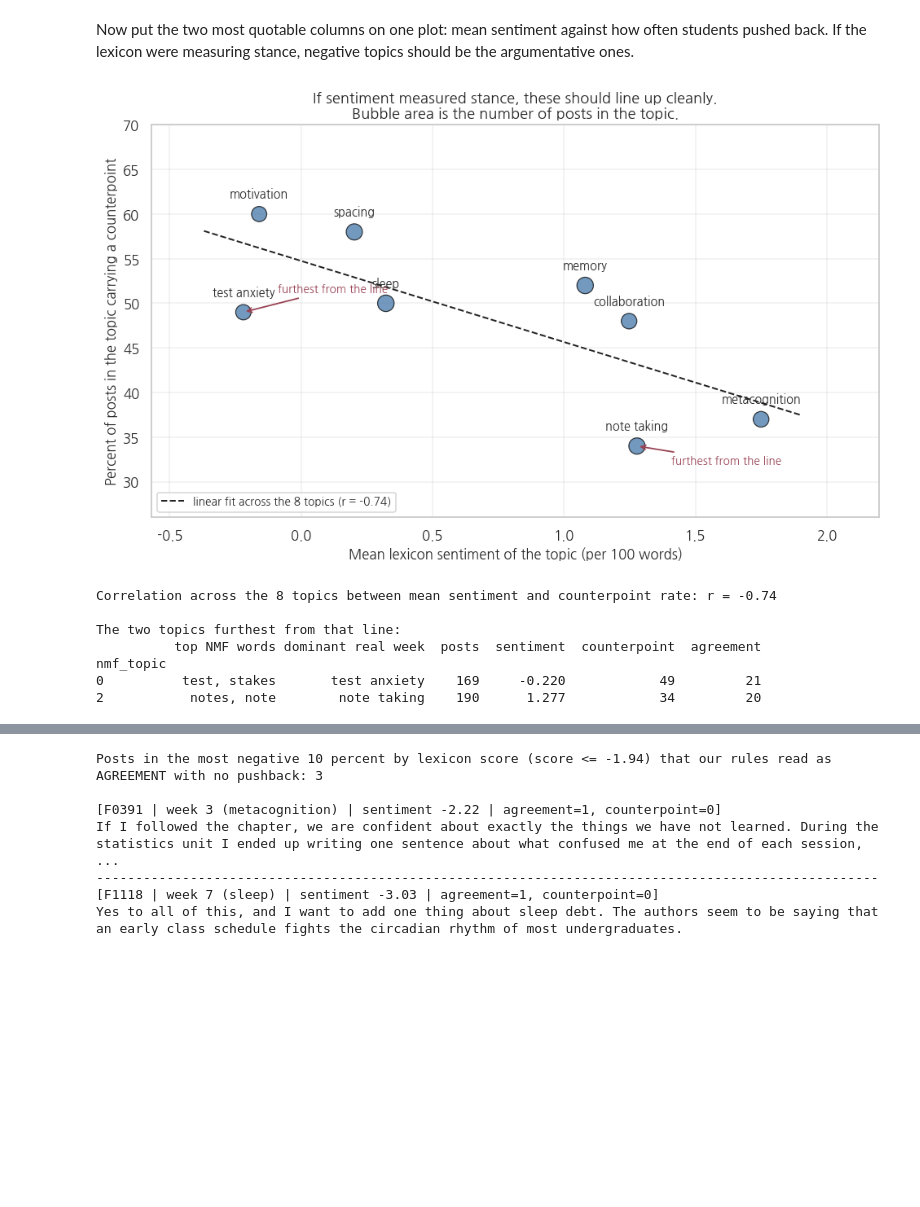
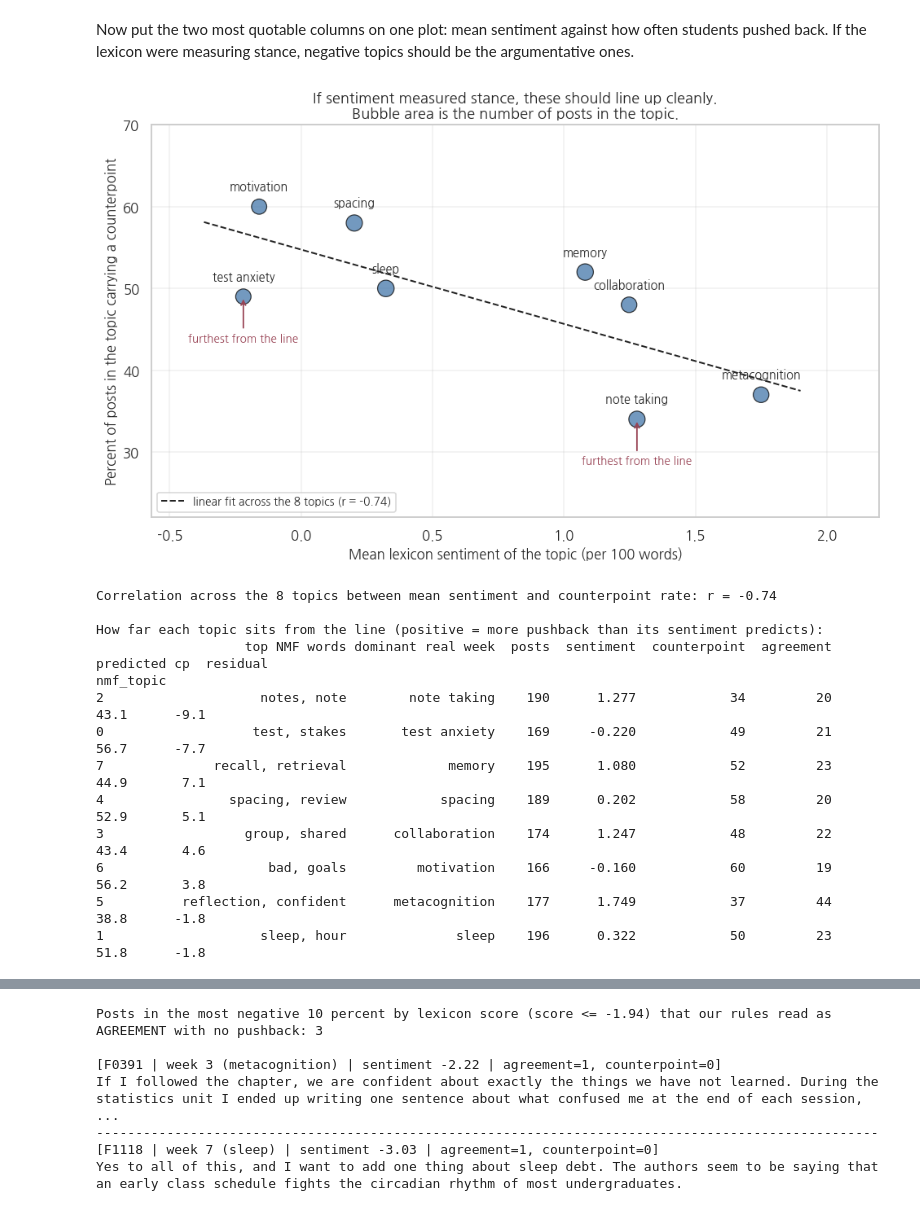
Before and after one commit to HakeoungLee/edis8100-teaching-learning-analytics, a Jupyter notebook: week05-miniproject2-text-nlp/week05_miniproject2_text_analytics.ipynb, the cells around one changed output, grey strips where cells are left out. Cells and saved outputs as stored; diff of their text form; code cells hidden in the pictures; blank space fills up the shorter version.

```diff
--- a/week05-miniproject2-text-nlp/week05_miniproject2_text_analytics.ipynb
+++ b/week05-miniproject2-text-nlp/week05_miniproject2_text_analytics.ipynb
@@ -1480,7 +1480,7 @@ fig, ax = plt.subplots(figsize=(7.5, 5))
 ax.barh(top15.index, top15.values, color='#4477AA', edgecolor='black', linewidth=0.6)
 ax.set_xlabel('Total times the word appears in the forum')
 ax.set_ylabel('Word')
-ax.set_title('The 15 most frequent words tell you the course subject,\nnot what anybody thinks about it')
+ax.set_title('The 15 most frequent words: part course subject,\npart the vocabulary of talking to each other')
 for y, v in enumerate(top15.values):
     ax.text(v + 3, y, str(v), va='center', fontsize=9)
 plt.show()
@@ -2071,12 +2107,16 @@ Now the step that separates a measurement from a guess: **check the rule against
 # %%
 counter_patterns = DISCOURSE_RULES['counterpoint']
-sample = posts[posts['counterpoint'] == 1].sample(6, random_state=RANDOM_STATE)
+fired_patterns = lower_text.apply(
+    lambda t: [p for p in counter_patterns if re.search(p, t)])
 
+only_but = posts[fired_patterns.apply(lambda f: f == [r'\bbut\b'])]
+print(f'Posts where the bare word "but" was the ONLY counterpoint pattern to fire: '
+      f'{len(only_but)} of the {int(posts["counterpoint"].sum())} flagged posts\n')
+
+sample = only_but.sample(6, random_state=1)
 print('=== HAND-CODE THESE SIX. Is each really a counterpoint? ===\n')
 for i, (_, r) in enumerate(sample.iterrows(), start=1):
-    matched = [p for p in counter_patterns if re.search(p, r['text'].lower())]
     print(f"({i}) [{r['post_id']} | week {r['week']} ({r['topic_label']})]")
-    print(f"    rule fired on: {matched}")
     print('   ', r['text'])
     print()
 # %% [output]
@@ -2196,51 +2259,59 @@ x = summary['sentiment'].values
 y = summary['counterpoint'].values
 r = np.corrcoef(x, y)[0, 1]
 
 ax.scatter(x, y, s=summary['posts'] * 0.9, color='#4477AA', alpha=0.75,
            edgecolor='black', linewidth=0.8, zorder=3)
 
 for xi, yi, lab in zip(x, y, summary['dominant real week']):
     ax.annotate(lab, (xi, yi), textcoords='offset points', xytext=(0, 13),
                 ha='center', fontsize=9.5)
 
 fit = np.poly1d(np.polyfit(x, y, 1))
 grid = np.linspace(x.min() - 0.15, x.max() + 0.15, 50)
 ax.plot(grid, fit(grid), color='#222222', linestyle='--', linewidth=1.3, zorder=2,
         label=f'linear fit across the 8 topics (r = {r:.2f})')
 
-labels = list(summary['dominant real week'])
-residual = np.abs(y - fit(x))
-outliers = np.argsort(residual)[::-1][:2]
-for rank, i in enumerate(outliers):
+residual = y - fit(x)
+outliers = np.argsort(np.abs(residual))[::-1][:2]
+for i in outliers:
     ax.annotate('furthest from the line', (x[i], y[i]),
-                textcoords='offset points', xytext=(72, -14 if rank == 0 else 16),
+                textcoords='offset points', xytext=(0, -36),
                 ha='center', fontsize=9, style='italic', color='#994455',
                 arrowprops=dict(arrowstyle='->', color='#994455', linewidth=1.2))
 
 ax.set_xlabel('Mean lexicon sentiment of the topic (per 100 words)')
 ax.set_ylabel('Percent of posts in the topic carrying a counterpoint')
 ax.set_title('If sentiment measured stance, these should line up cleanly.\n'
              'Bubble area is the number of posts in the topic.')
 ax.set_xlim(x.min() - 0.35, x.max() + 0.45)
-ax.set_ylim(y.min() - 8, y.max() + 10)
+ax.set_ylim(y.min() - 12, y.max() + 10)
 ax.legend(fontsize=9, loc='lower left')
 plt.show()
 
 print(f'Correlation across the 8 topics between mean sentiment and counterpoint rate: r = {r:.2f}')
 print()
-print('The two topics furthest from that line:')
-print(summary.iloc[sorted(outliers)][
-    ['top NMF words', 'dominant real week', 'posts', 'sentiment',
-     'counterpoint', 'agreement']].to_string())
+resid_table = summary[['top NMF words', 'dominant real week', 'posts',
+                       'sentiment', 'counterpoint', 'agreement']].copy()
+resid_table['predicted cp'] = fit(x).round(1)
+resid_table['residual'] = residual.round(1)
+print('How far each topic sits from the line (positive = more pushback than its '
+      'sentiment predicts):')
+print(resid_table.reindex(np.argsort(np.abs(residual))[::-1]).to_string())
 # %% [output]
-[figure, old version]
+[figure, new version]
 Correlation across the 8 topics between mean sentiment and counterpoint rate: r = -0.74
 
-The two topics furthest from that line:
-          top NMF words dominant real week  posts  sentiment  counterpoint  agreement
+How far each topic sits from the line (positive = more pushback than its sentiment predicts):
+                   top NMF words dominant real week  posts  sentiment  counterpoint  agreement  predicted cp  residual
 nmf_topic
-0          test, stakes       test anxiety    169     -0.220            49         21
-2           notes, note        note taking    190      1.277            34         20
+2                    notes, note        note taking    190      1.277            34         20          43.1      -9.1
+0                   test, stakes       test anxiety    169     -0.220            49         21          56.7      -7.7
+7              recall, retrieval             memory    195      1.080            52         23          44.9       7.1
+4                spacing, review            spacing    189      0.202            58         20          52.9       5.1
+3                  group, shared      collaboration    174      1.247            48         22          43.4       4.6
+6                     bad, goals         motivation    166     -0.160            60         19          56.2       3.8
+5          reflection, confident      metacognition    177      1.749            37         44          38.8      -1.8
+1                    sleep, hour              sleep    196      0.322            50         23          51.8      -1.8
 # %% [markdown]
 **🧠 Interpret this figure carefully. This is the heart of the mini project.**
 
```
Also changed, not shown: parts of 24 cells of this notebook, 5 other files.
